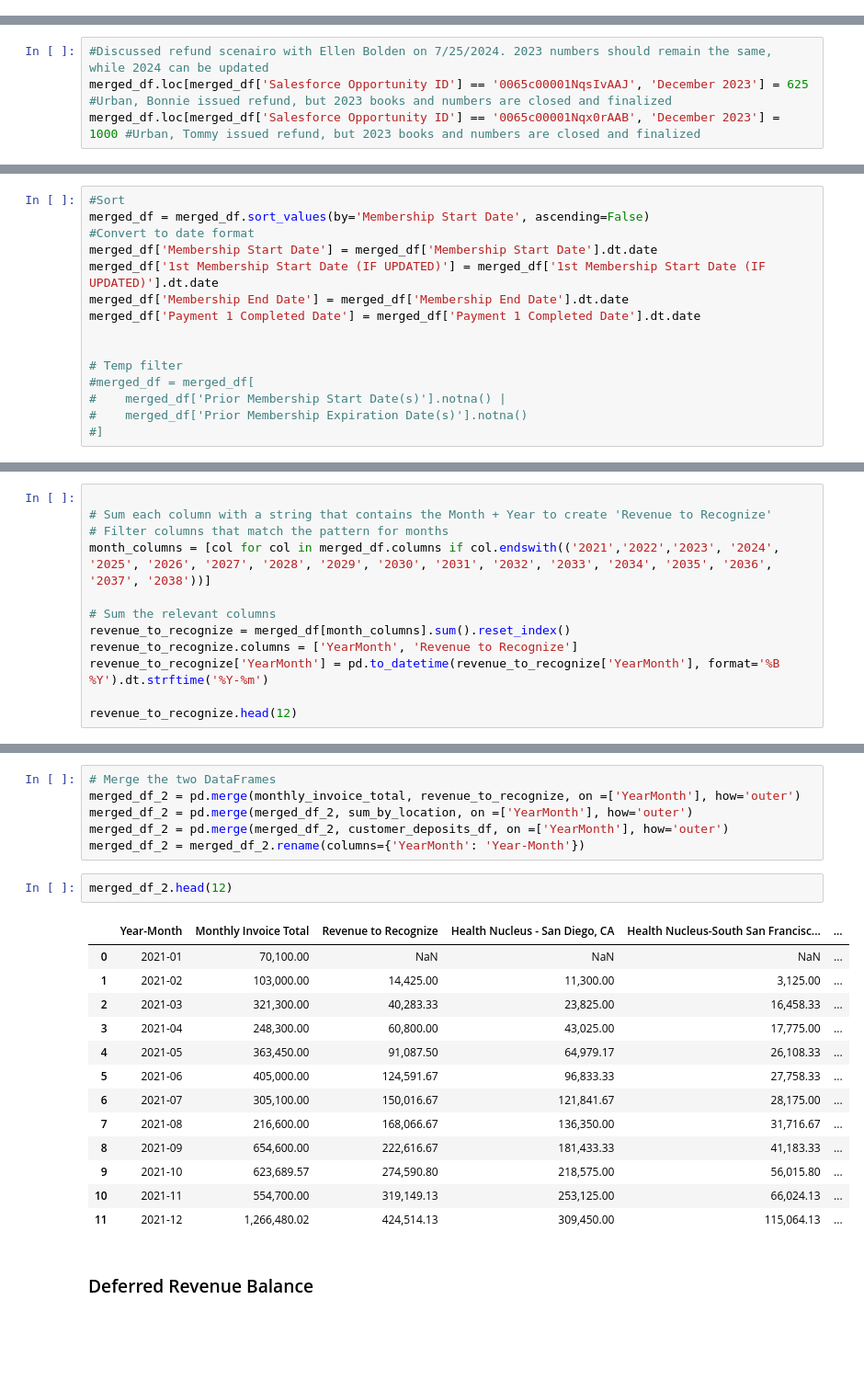
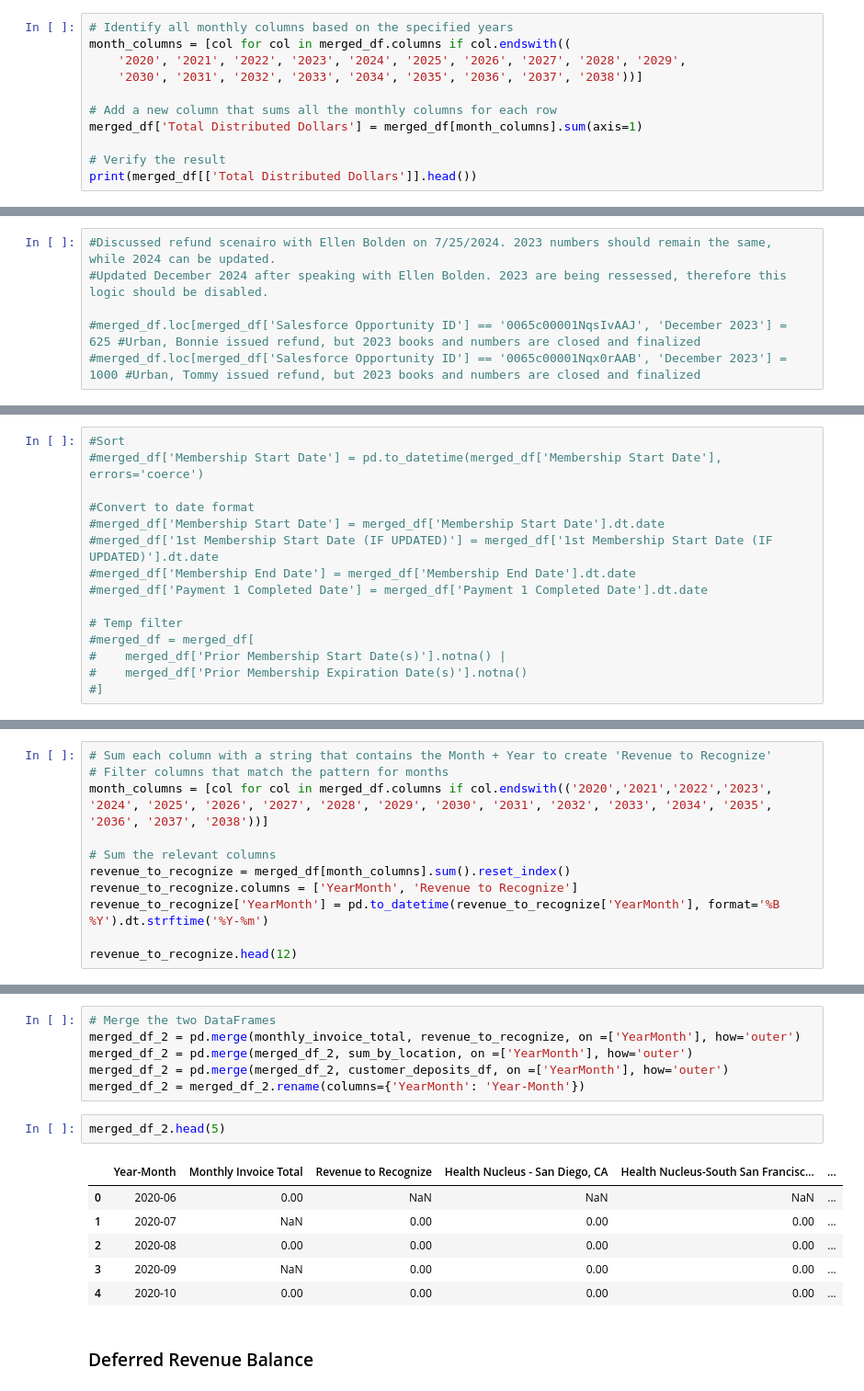
Before and after one commit to christopfur/HLI, a Jupyter notebook: Salesforce Deferred Revenue.ipynb, the cells around one changed output, grey strips where cells are left out. Shown at 92% size. Cells and saved outputs as stored; diff of their text form; blank space fills up the shorter version.

```diff
--- a/Salesforce Deferred Revenue.ipynb
+++ b/Salesforce Deferred Revenue.ipynb
@@ -781,0 +992,11 @@ for index, row in merged_df.iterrows():
+# %%
+# Identify all monthly columns based on the specified years
+month_columns = [col for col in merged_df.columns if col.endswith((
+    '2020', '2021', '2022', '2023', '2024', '2025', '2026', '2027', '2028', '2029',
+    '2030', '2031', '2032', '2033', '2034', '2035', '2036', '2037', '2038'))]
+
+# Add a new column that sums all the monthly columns for each row
+merged_df['Total Distributed Dollars'] = merged_df[month_columns].sum(axis=1)
+
+# Verify the result
+print(merged_df[['Total Distributed Dollars']].head())
@@ -782,9 +1010,11 @@ for index, row in merged_df.iterrows():
 # %% [markdown]
 ### Add Amounts to Opportunity Edge Cases (e.g. refunds for 2023)
 # %%
-#Discussed refund scenairo with Ellen Bolden on 7/25/2024. 2023 numbers should remain the same, while 2024 can be updated
-merged_df.loc[merged_df['Salesforce Opportunity ID'] == '0065c00001NqsIvAAJ', 'December 2023'] = 625 #Urban, Bonnie issued refund, but 2023 books and numbers are closed and finalized
-merged_df.loc[merged_df['Salesforce Opportunity ID'] == '0065c00001Nqx0rAAB', 'December 2023'] = 1000 #Urban, Tommy issued refund, but 2023 books and numbers are closed and finalized
+#Discussed refund scenairo with Ellen Bolden on 7/25/2024. 2023 numbers should remain the same, while 2024 can be updated.
+#Updated December 2024 after speaking with Ellen Bolden. 2023 are being ressessed, therefore this logic should be disabled.
+
+#merged_df.loc[merged_df['Salesforce Opportunity ID'] == '0065c00001NqsIvAAJ', 'December 2023'] = 625 #Urban, Bonnie issued refund, but 2023 books and numbers are closed and finalized
+#merged_df.loc[merged_df['Salesforce Opportunity ID'] == '0065c00001Nqx0rAAB', 'December 2023'] = 1000 #Urban, Tommy issued refund, but 2023 books and numbers are closed and finalized
 # %% [markdown]
 ### Add AD-HOC payments to revenue recognition schedule
 # %%
@@ -823,13 +1053,13 @@ for col in date_columns:
     merged_df[col] = merged_df[col].dt.strftime('%Y-%m-%d')
 # %%
 #Sort
-merged_df = merged_df.sort_values(by='Membership Start Date', ascending=False)
+#merged_df['Membership Start Date'] = pd.to_datetime(merged_df['Membership Start Date'], errors='coerce')
+
 #Convert to date format
-merged_df['Membership Start Date'] = merged_df['Membership Start Date'].dt.date
-merged_df['1st Membership Start Date (IF UPDATED)'] = merged_df['1st Membership Start Date (IF UPDATED)'].dt.date
-merged_df['Membership End Date'] = merged_df['Membership End Date'].dt.date
-merged_df['Payment 1 Completed Date'] = merged_df['Payment 1 Completed Date'].dt.date
-
+#merged_df['Membership Start Date'] = merged_df['Membership Start Date'].dt.date
+#merged_df['1st Membership Start Date (IF UPDATED)'] = merged_df['1st Membership Start Date (IF UPDATED)'].dt.date
+#merged_df['Membership End Date'] = merged_df['Membership End Date'].dt.date
+#merged_df['Payment 1 Completed Date'] = merged_df['Payment 1 Completed Date'].dt.date
 
 # Temp filter
 #merged_df = merged_df[
@@ -867,10 +1097,9 @@ monthly_invoice_total.head(12)
 # %% [markdown]
 ### Revenue to Recognize Schedule
 # %%
-
 # Sum each column with a string that contains the Month + Year to create 'Revenue to Recognize'
 # Filter columns that match the pattern for months
-month_columns = [col for col in merged_df.columns if col.endswith(('2021','2022','2023', '2024', '2025', '2026', '2027', '2028', '2029', '2030', '2031', '2032', '2033', '2034', '2035', '2036', '2037', '2038'))]
+month_columns = [col for col in merged_df.columns if col.endswith(('2020','2021','2022','2023', '2024', '2025', '2026', '2027', '2028', '2029', '2030', '2031', '2032', '2033', '2034', '2035', '2036', '2037', '2038'))]
 
 # Sum the relevant columns
 revenue_to_recognize = merged_df[month_columns].sum().reset_index()
@@ -980,20 +1209,13 @@ merged_df_2 = pd.merge(merged_df_2, sum_by_location, on =['YearMonth'], how='out
 merged_df_2 = pd.merge(merged_df_2, customer_deposits_df, on =['YearMonth'], how='outer')
 merged_df_2 = merged_df_2.rename(columns={'YearMonth': 'Year-Month'})
 # %%
-merged_df_2.head(12)
+merged_df_2.head(5)
 # %% [output]
 |  | Year-Month | Monthly Invoice Total | Revenue to Recognize | Health Nucleus - San Diego, CA | Health Nucleus-South San Francisc... | ... |
-| 0 | 2021-01 | 70,100.00 | NaN | NaN | NaN | ... |
-| 1 | 2021-02 | 103,000.00 | 14,425.00 | 11,300.00 | 3,125.00 | ... |
-| 2 | 2021-03 | 321,300.00 | 40,283.33 | 23,825.00 | 16,458.33 | ... |
-| 3 | 2021-04 | 248,300.00 | 60,800.00 | 43,025.00 | 17,775.00 | ... |
-| 4 | 2021-05 | 363,450.00 | 91,087.50 | 64,979.17 | 26,108.33 | ... |
-| 5 | 2021-06 | 405,000.00 | 124,591.67 | 96,833.33 | 27,758.33 | ... |
-| 6 | 2021-07 | 305,100.00 | 150,016.67 | 121,841.67 | 28,175.00 | ... |
-| 7 | 2021-08 | 216,600.00 | 168,066.67 | 136,350.00 | 31,716.67 | ... |
-| 8 | 2021-09 | 654,600.00 | 222,616.67 | 181,433.33 | 41,183.33 | ... |
-| 9 | 2021-10 | 623,689.57 | 274,590.80 | 218,575.00 | 56,015.80 | ... |
-| 10 | 2021-11 | 554,700.00 | 319,149.13 | 253,125.00 | 66,024.13 | ... |
-| 11 | 2021-12 | 1,266,480.02 | 424,514.13 | 309,450.00 | 115,064.13 | ... |
+| 0 | 2020-06 | 0.00 | NaN | NaN | NaN | ... |
+| 1 | 2020-07 | NaN | 0.00 | 0.00 | 0.00 | ... |
+| 2 | 2020-08 | 0.00 | 0.00 | 0.00 | 0.00 | ... |
+| 3 | 2020-09 | NaN | 0.00 | 0.00 | 0.00 | ... |
+| 4 | 2020-10 | 0.00 | 0.00 | 0.00 | 0.00 | ... |
 # %% [markdown]
 ### Deferred Revenue Balance
```
Also changed, not shown: parts of 61 cells of this notebook.
